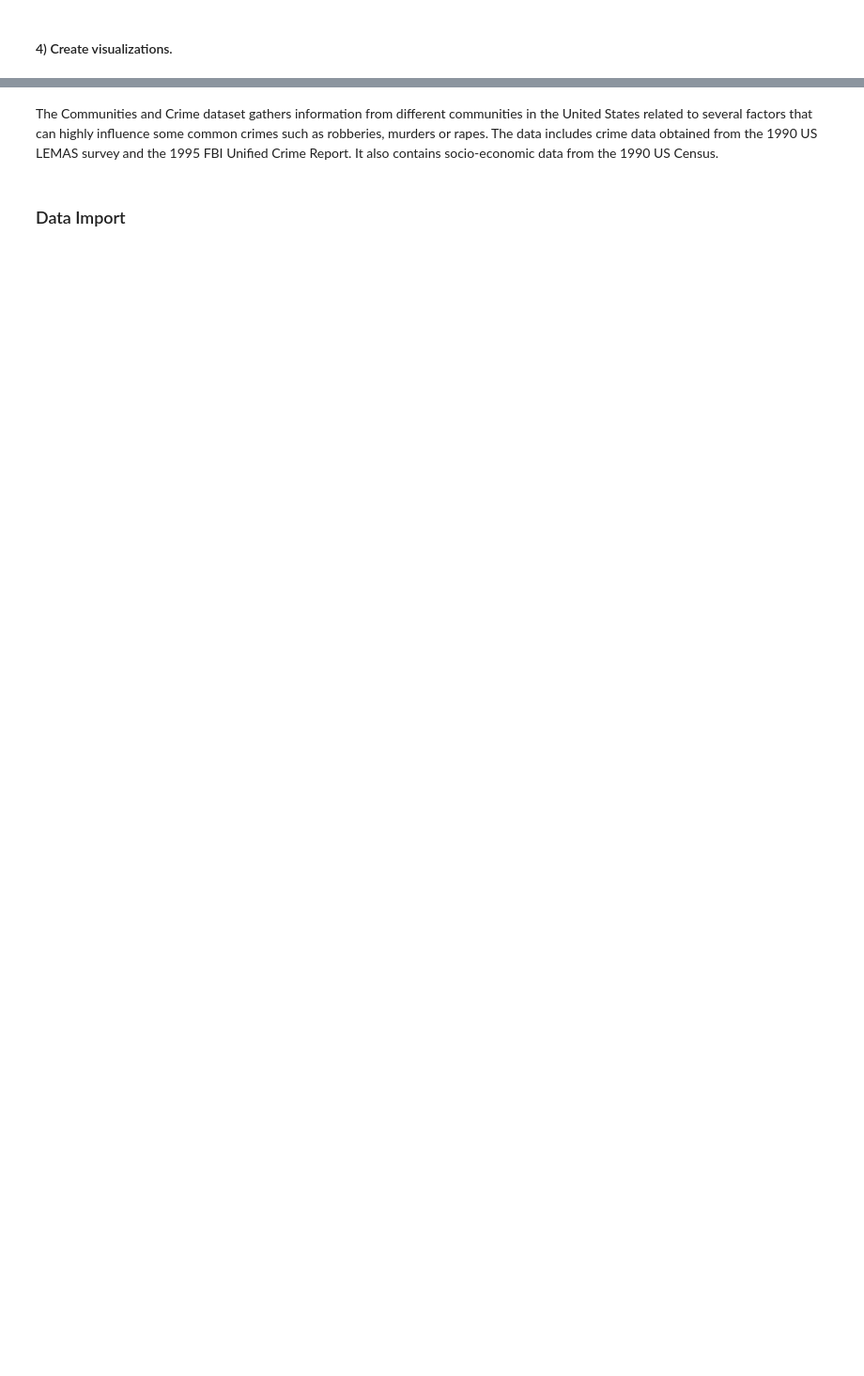
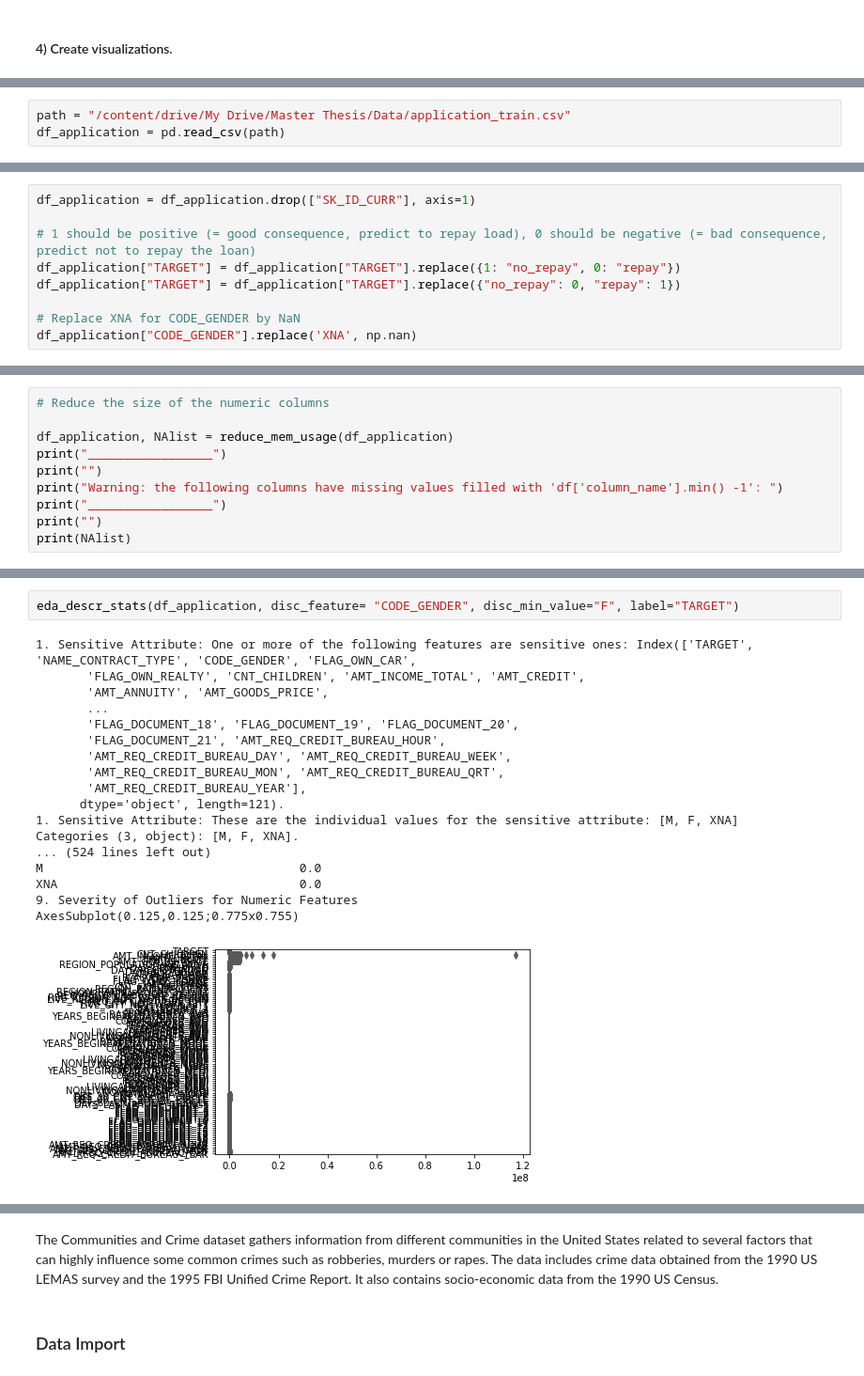
Before and after one commit to NilsBahr94/Churn-Analysis-CRM, a Jupyter notebook: Master_Thesis_Algorithmic_Bias_Analysis.ipynb, the cells around one changed output, grey strips where cells are left out. Shown at 94% size. Cells and saved outputs as stored; diff of their text form; blank space fills up the shorter version.

```diff
--- a/Master_Thesis_Algorithmic_Bias_Analysis.ipynb
+++ b/Master_Thesis_Algorithmic_Bias_Analysis.ipynb
@@ -1875,0 +1941,3 @@ results_df_compas = metrics_to_df(list_dfs=list_dfs_compas, label = label, model
+# %%
+path = "/content/drive/My Drive/Master Thesis/Data/application_train.csv"
+df_application = pd.read_csv(path)
@@ -1875,0 +1950,9 @@ results_df_compas = metrics_to_df(list_dfs=list_dfs_compas, label = label, model
+# %%
+df_application = df_application.drop(["SK_ID_CURR"], axis=1)
+
+# 1 should be positive (= good consequence, predict to repay load), 0 should be negative (= bad consequence, predict not to repay the loan)
+df_application["TARGET"] = df_application["TARGET"].replace({1: "no_repay", 0: "repay"})
+df_application["TARGET"] = df_application["TARGET"].replace({"no_repay": 0, "repay": 1})
+
+# Replace XNA for CODE_GENDER by NaN
+df_application["CODE_GENDER"].replace('XNA', np.nan)
@@ -1875,0 +1990,10 @@ results_df_compas = metrics_to_df(list_dfs=list_dfs_compas, label = label, model
+# %%
+# Reduce the size of the numeric columns
+
+df_application, NAlist = reduce_mem_usage(df_application)
+print("_________________")
+print("")
+print("Warning: the following columns have missing values filled with 'df['column_name'].min() -1': ")
+print("_________________")
+print("")
+print(NAlist)
@@ -1875,0 +2011,21 @@ results_df_compas = metrics_to_df(list_dfs=list_dfs_compas, label = label, model
+# %%
+eda_descr_stats(df_application, disc_feature= "CODE_GENDER", disc_min_value="F", label="TARGET")
+# %% [output]
+1. Sensitive Attribute: One or more of the following features are sensitive ones: Index(['TARGET', 'NAME_CONTRACT_TYPE', 'CODE_GENDER', 'FLAG_OWN_CAR',
+       'FLAG_OWN_REALTY', 'CNT_CHILDREN', 'AMT_INCOME_TOTAL', 'AMT_CREDIT',
+       'AMT_ANNUITY', 'AMT_GOODS_PRICE',
+       ...
+       'FLAG_DOCUMENT_18', 'FLAG_DOCUMENT_19', 'FLAG_DOCUMENT_20',
+       'FLAG_DOCUMENT_21', 'AMT_REQ_CREDIT_BUREAU_HOUR',
+       'AMT_REQ_CREDIT_BUREAU_DAY', 'AMT_REQ_CREDIT_BUREAU_WEEK',
+       'AMT_REQ_CREDIT_BUREAU_MON', 'AMT_REQ_CREDIT_BUREAU_QRT',
+       'AMT_REQ_CREDIT_BUREAU_YEAR'],
+      dtype='object', length=121).
+1. Sensitive Attribute: These are the individual values for the sensitive attribute: [M, F, XNA]
+Categories (3, object): [M, F, XNA].
+... (524 lines left out)
+M                                   0.0
+XNA                                 0.0
+9. Severity of Outliers for Numeric Features
+AxesSubplot(0.125,0.125;0.775x0.755)
+[figure, added]
```
Also changed, not shown: parts of 253 cells of this notebook.
